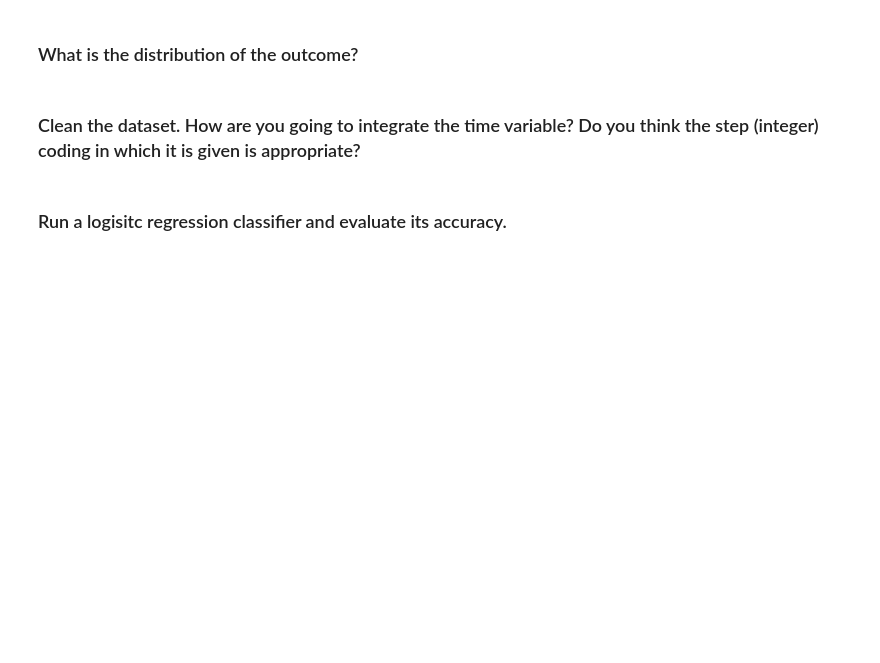
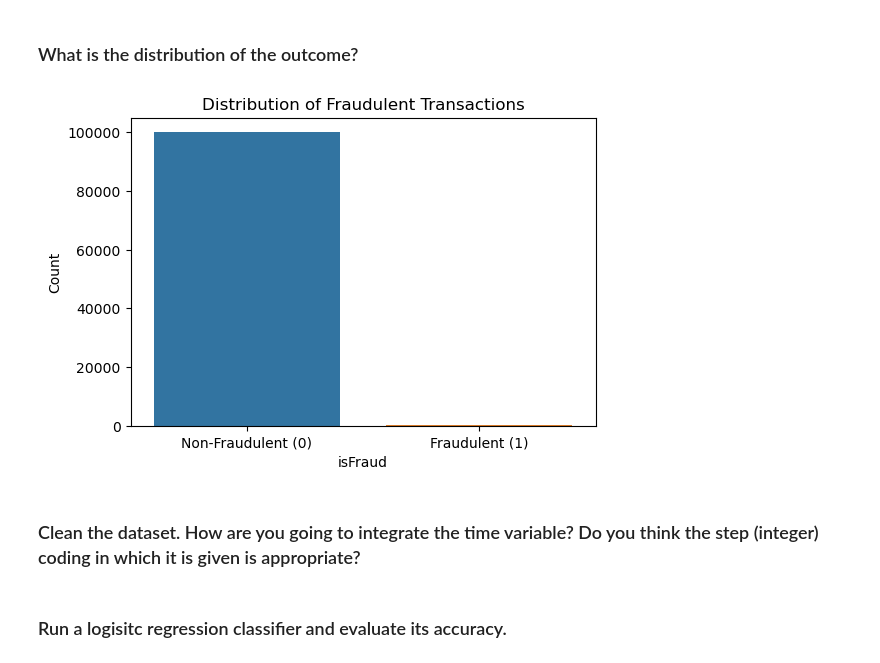
Before and after one commit to ta-data-lis/lab-imbalance, a Jupyter notebook: your-code/lab_imbalance.ipynb, the cells around one changed output. Saved outputs shown, nothing was run; the diff lists cells and outputs as text; code cells hidden in the pictures; blank space fills up the shorter version.

```diff
--- a/your-code/lab_imbalance.ipynb
+++ b/your-code/lab_imbalance.ipynb
@@ -18,2 +110,14 @@ Like we disussed in class, when we have noisy data, if we are not careful, we ca
+# %%
+fraud_distribution = financial_data['isFraud'].value_counts()
+
+plt.figure(figsize=(6, 4))
+sns.barplot(x=fraud_distribution.index, y=fraud_distribution.values)
+plt.title('Distribution of Fraudulent Transactions')
+plt.xlabel('isFraud')
+plt.ylabel('Count')
+plt.xticks([0, 1], ['Non-Fraudulent (0)', 'Fraudulent (1)'])
+plt.show()
+# %% [output]
+[figure, added]
 # %% [markdown]
 ### Clean the dataset. How are you going to integrate the time variable? Do you think the step (integer) coding in which it is given is appropriate?
```
Also changed, not shown: parts of 21 cells of this notebook.
